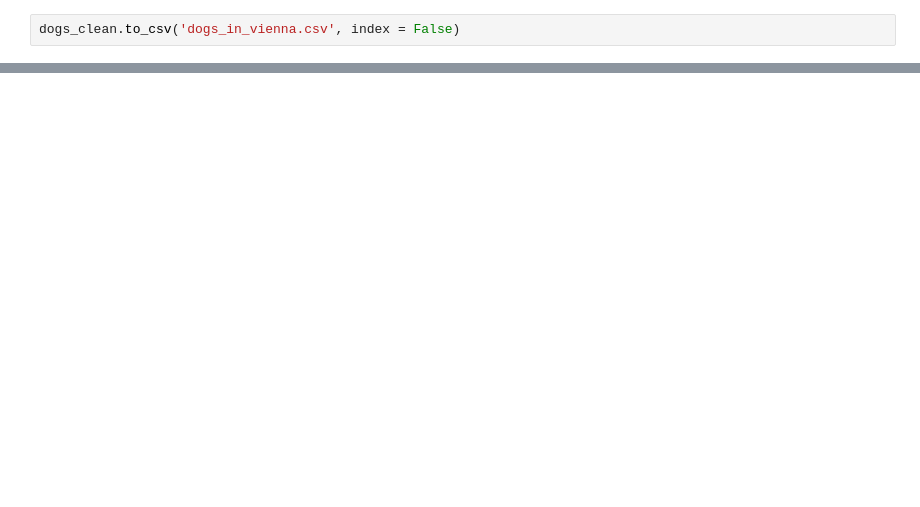
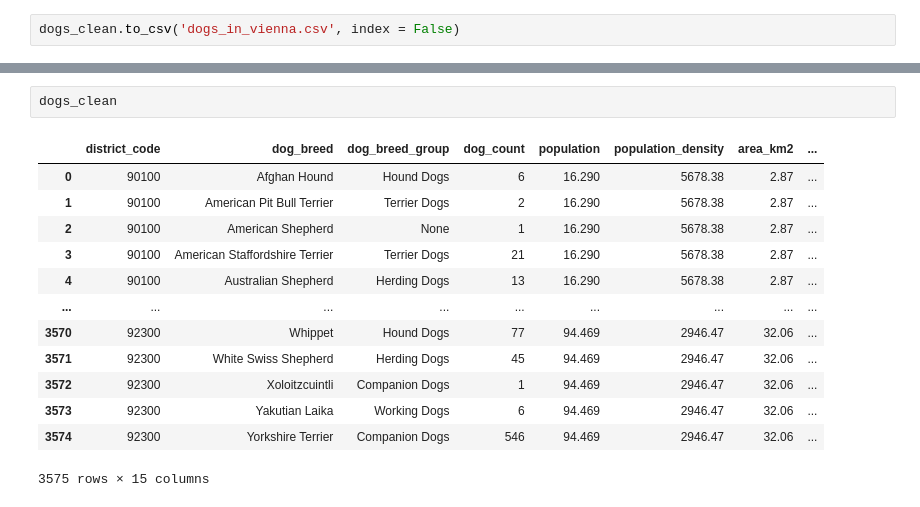
Before and after one commit to pinhoj/InfoVis, a Jupyter notebook: data/data-prep.ipynb, the cells around one changed output, grey strips where cells are left out. Drawn from its saved outputs; the diff is of its cells as text; blank space fills up the shorter version.

```diff
--- a/data/data-prep.ipynb
+++ b/data/data-prep.ipynb
@@ -144,0 +249,16 @@ dogs_clean[dogs_clean["dog_breed_group"].isnull()].groupby("dog_breed").sum("dog
+# %%
+dogs_clean
+# %% [output]
+|  | district_code | dog_breed | dog_breed_group | dog_count | population | population_density | area_km2 | ... |
+| 0 | 90100 | Afghan Hound | Hound Dogs | 6 | 16.290 | 5678.38 | 2.87 | ... |
+| 1 | 90100 | American Pit Bull Terrier | Terrier Dogs | 2 | 16.290 | 5678.38 | 2.87 | ... |
+| 2 | 90100 | American Shepherd | None | 1 | 16.290 | 5678.38 | 2.87 | ... |
+| 3 | 90100 | American Staffordshire Terrier | Terrier Dogs | 21 | 16.290 | 5678.38 | 2.87 | ... |
+| 4 | 90100 | Australian Shepherd | Herding Dogs | 13 | 16.290 | 5678.38 | 2.87 | ... |
+| ... | ... | ... | ... | ... | ... | ... | ... | ... |
+| 3570 | 92300 | Whippet | Hound Dogs | 77 | 94.469 | 2946.47 | 32.06 | ... |
+| 3571 | 92300 | White Swiss Shepherd | Herding Dogs | 45 | 94.469 | 2946.47 | 32.06 | ... |
+| 3572 | 92300 | Xoloitzcuintli | Companion Dogs | 1 | 94.469 | 2946.47 | 32.06 | ... |
+| 3573 | 92300 | Yakutian Laika | Working Dogs | 6 | 94.469 | 2946.47 | 32.06 | ... |
+| 3574 | 92300 | Yorkshire Terrier | Companion Dogs | 546 | 94.469 | 2946.47 | 32.06 | ... |
+3575 rows × 15 columns
```
Also changed, not shown: parts of 11 cells of this notebook, 1 other file.
